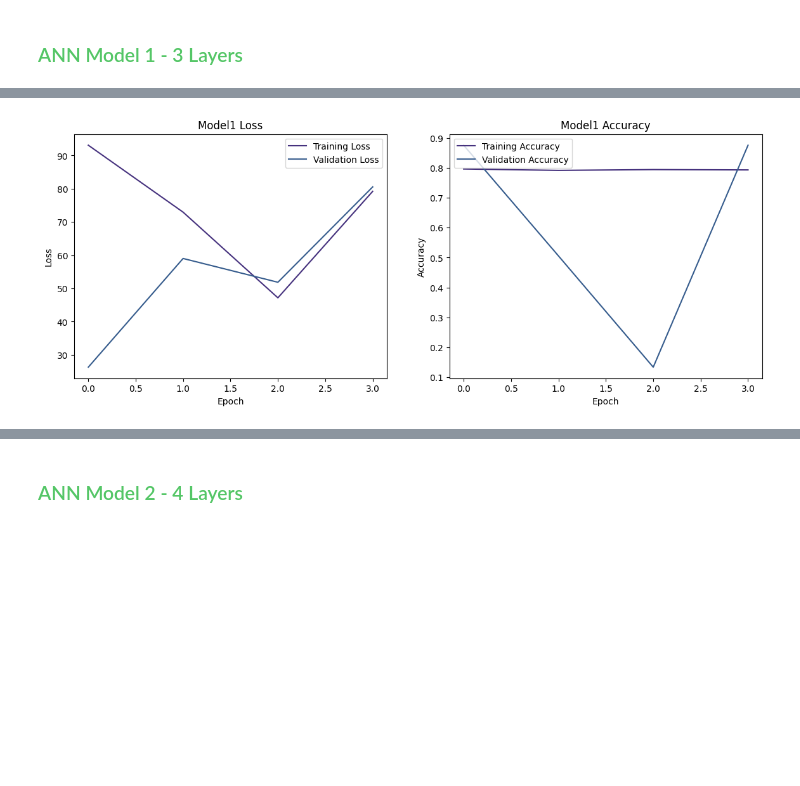
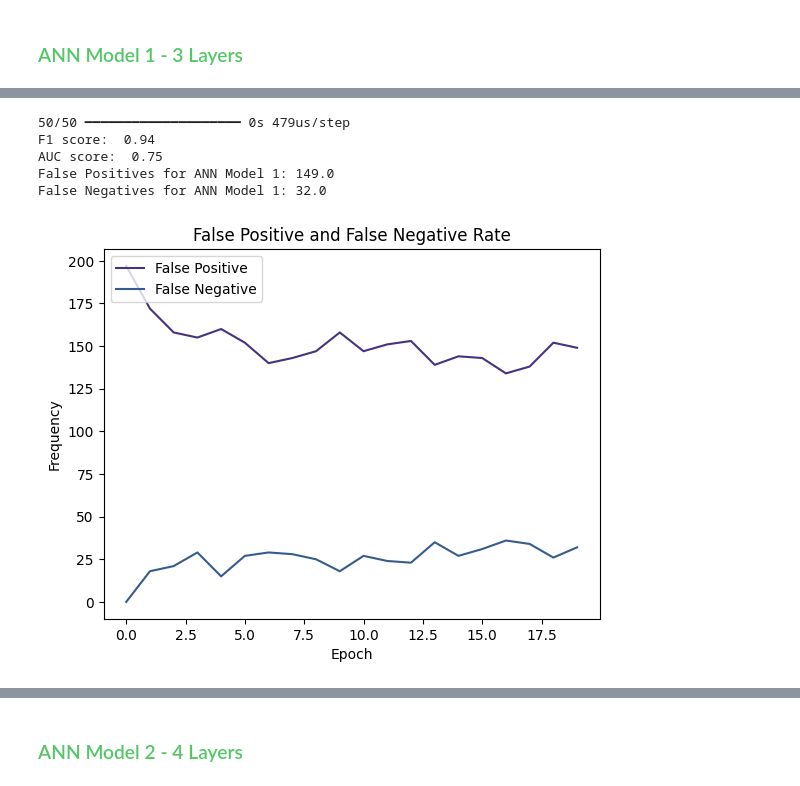
Before and after one commit to plwiscovitch/conversion_prediction, a Jupyter notebook: conversion_prediction.ipynb, the cells around one changed output, grey strips where cells are left out. Saved outputs shown, nothing was run; the diff lists cells and outputs as text; code cells hidden in the pictures; blank space fills up the shorter version.

```diff
--- a/conversion_prediction.ipynb
+++ b/conversion_prediction.ipynb
@@ -2260,25 +2289,30 @@ Test Accuracy: 0.8763
-# %%
-# Plot training & validation loss values
-plt.figure(figsize=(14, 5))
-
-# Plot Loss
-plt.subplot(1, 2, 1)
-plt.plot(history.history['loss'], label='Training Loss')
-plt.plot(history.history['val_loss'], label='Validation Loss')
-plt.title('Model1 Loss')
-plt.xlabel('Epoch')
-plt.ylabel('Loss')
-plt.legend(loc='upper right')
-
-# Plot Accuracy
-plt.subplot(1, 2, 2)
-plt.plot(history.history['accuracy'], label='Training Accuracy')
-plt.plot(history.history['val_accuracy'], label='Validation Accuracy')
-plt.title('Model1 Accuracy')
-plt.xlabel('Epoch')
-plt.ylabel('Accuracy')
-plt.legend(loc='upper left')
-
-plt.show()
-# %% [output]
-[figure, removed]
+# %%
+# Evaluate the model
+y_pred_ann1 = model.predict(X_test_scaled)
+y_pred_binary1 = (y_pred_ann1 > 0.5).astype(int)
+
+ann1_f1 = f1_score(y_test, y_pred_binary1)
+ann1_auc = roc_auc_score(y_test, y_pred_ann1)
+false_pos_ann1 = history.history['val_fp'][-1]
+false_neg_ann1 = history.history['val_fn'][-1]
+
+print(f'F1 score: {ann1_f1: .2f}')
+print(f'AUC score: {ann1_auc: .2f}')
+print('False Positives for ANN Model 1:', false_pos_ann1)
+print('False Negatives for ANN Model 1:', false_neg_ann1)
+# %% [output]
+50/50 ━━━━━━━━━━━━━━━━━━━━ 0s 479us/step
+F1 score:  0.94
+AUC score:  0.75
+False Positives for ANN Model 1: 149.0
+False Negatives for ANN Model 1: 32.0
+# %%
+plt.plot(history.history['val_fp'])
+plt.plot(history.history['val_fn'])
+plt.title('False Positive and False Negative Rate')
+plt.ylabel('Frequency')
+plt.xlabel('Epoch')
+plt.legend(['False Positive', 'False Negative'], loc='upper left')
+plt.show()
+# %% [output]
+[figure, added]
```
Also changed, not shown: parts of 30 cells of this notebook, 2 other files.
